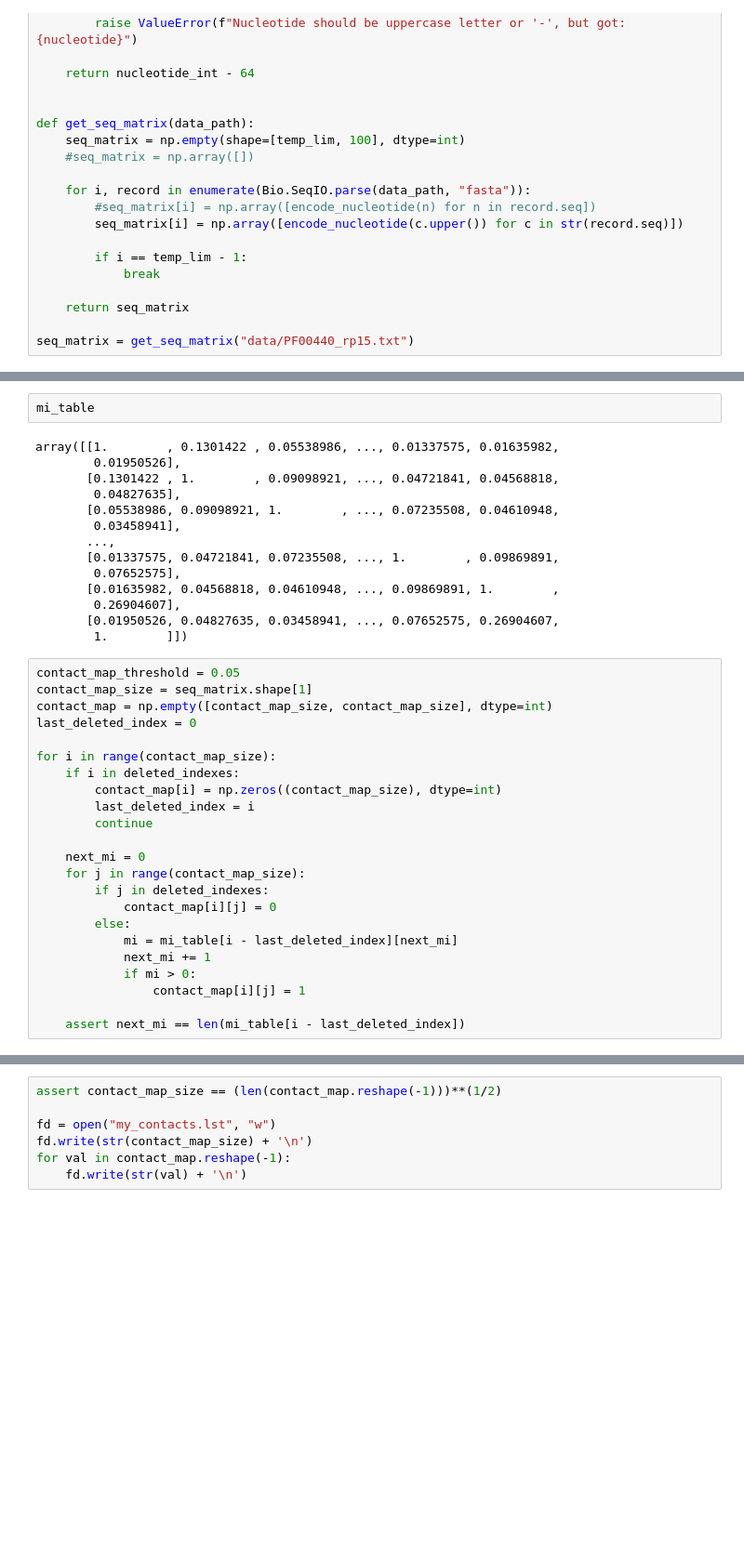
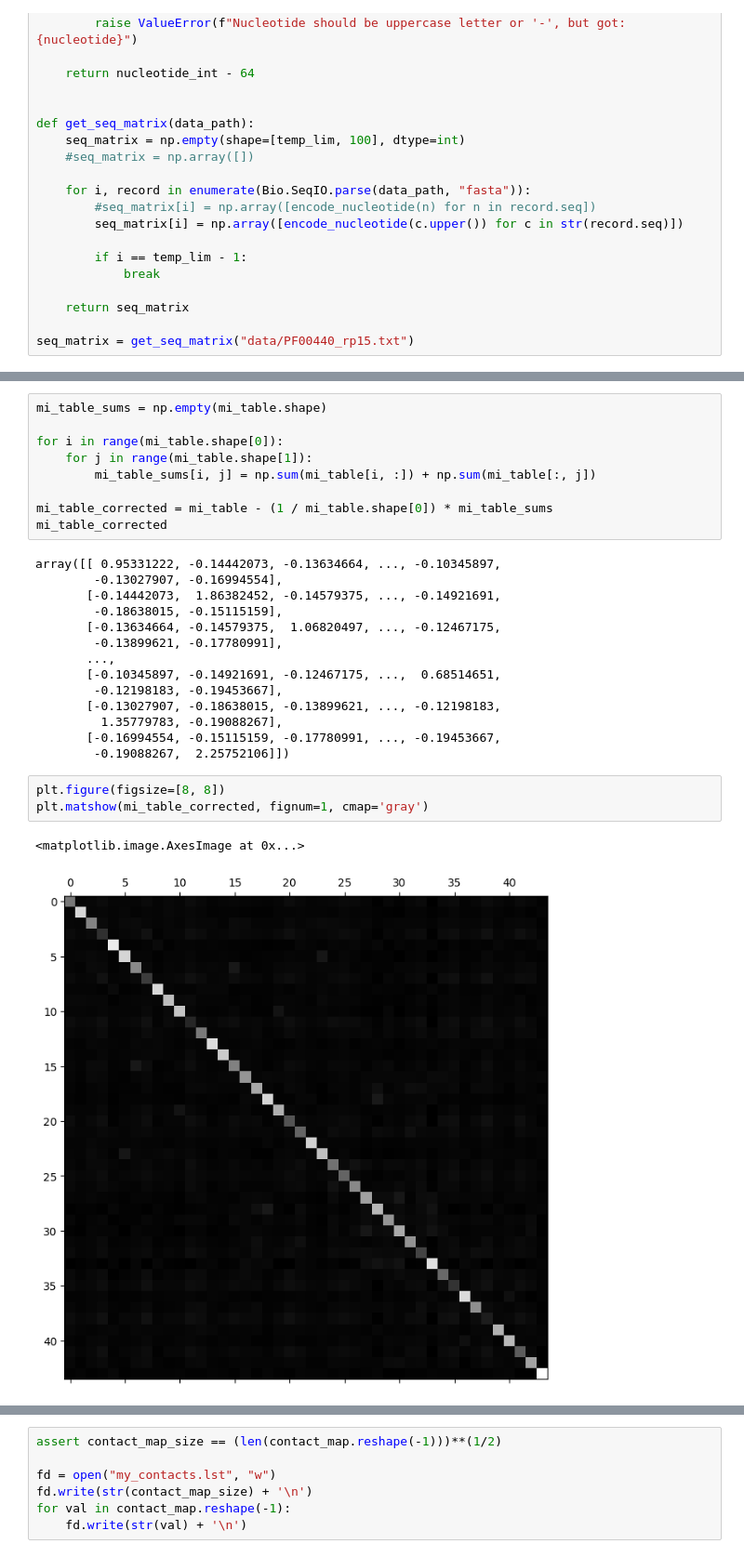
Before and after one commit to ArtKomarov/ComputationalBiology, a Jupyter notebook: PredProtStruct/PredProtStruct.ipynb, the cells around one changed output, grey strips where cells are left out. Shown: that part at 93% size. Cells and saved outputs as stored; diff of their text form; blank space fills up the shorter version.

```diff
--- a/PredProtStruct/PredProtStruct.ipynb
+++ b/PredProtStruct/PredProtStruct.ipynb
@@ -144,39 +146,29 @@ plt.matshow(mi_table, fignum=1)
 # %%
-mi_table
+mi_table_sums = np.empty(mi_table.shape)
+
+for i in range(mi_table.shape[0]):
+    for j in range(mi_table.shape[1]):
+        mi_table_sums[i, j] = np.sum(mi_table[i, :]) + np.sum(mi_table[:, j])
+
+mi_table_corrected = mi_table - (1 / mi_table.shape[0]) * mi_table_sums
+mi_table_corrected
 # %% [output]
-array([[1.        , 0.1301422 , 0.05538986, ..., 0.01337575, 0.01635982,
-        0.01950526],
-       [0.1301422 , 1.        , 0.09098921, ..., 0.04721841, 0.04568818,
-        0.04827635],
-       [0.05538986, 0.09098921, 1.        , ..., 0.07235508, 0.04610948,
-        0.03458941],
+array([[ 0.95331222, -0.14442073, -0.13634664, ..., -0.10345897,
+        -0.13027907, -0.16994554],
+       [-0.14442073,  1.86382452, -0.14579375, ..., -0.14921691,
+        -0.18638015, -0.15115159],
+       [-0.13634664, -0.14579375,  1.06820497, ..., -0.12467175,
+        -0.13899621, -0.17780991],
        ...,
-       [0.01337575, 0.04721841, 0.07235508, ..., 1.        , 0.09869891,
-        0.07652575],
-       [0.01635982, 0.04568818, 0.04610948, ..., 0.09869891, 1.        ,
-        0.26904607],
-       [0.01950526, 0.04827635, 0.03458941, ..., 0.07652575, 0.26904607,
-        1.        ]])
+       [-0.10345897, -0.14921691, -0.12467175, ...,  0.68514651,
+        -0.12198183, -0.19453667],
+       [-0.13027907, -0.18638015, -0.13899621, ..., -0.12198183,
+         1.35779783, -0.19088267],
+       [-0.16994554, -0.15115159, -0.17780991, ..., -0.19453667,
+        -0.19088267,  2.25752106]])
-# %%
-contact_map_threshold = 0.05
-contact_map_size = seq_matrix.shape[1]
-contact_map = np.empty([contact_map_size, contact_map_size], dtype=int)
-last_deleted_index = 0
-
-for i in range(contact_map_size):
-    if i in deleted_indexes:
-        contact_map[i] = np.zeros((contact_map_size), dtype=int)
-        last_deleted_index = i
-        continue
-
-    next_mi = 0
-    for j in range(contact_map_size):
-        if j in deleted_indexes:
-            contact_map[i][j] = 0
-        else:
-            mi = mi_table[i - last_deleted_index][next_mi]
-            next_mi += 1
-            if mi > 0:
-                contact_map[i][j] = 1
-
-    assert next_mi == len(mi_table[i - last_deleted_index])
+# %%
+plt.figure(figsize=[8, 8])
+plt.matshow(mi_table_corrected, fignum=1, cmap='gray')
+# %% [output]
+<matplotlib.image.AxesImage at 0x...>
+[figure, added]
```
Also changed, not shown: parts of 28 cells of this notebook.
